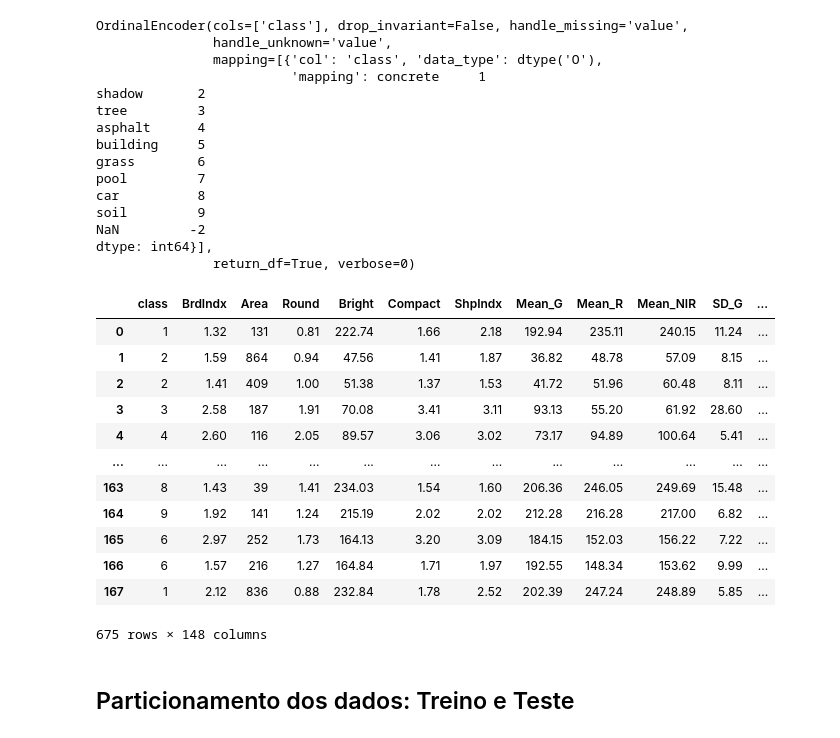
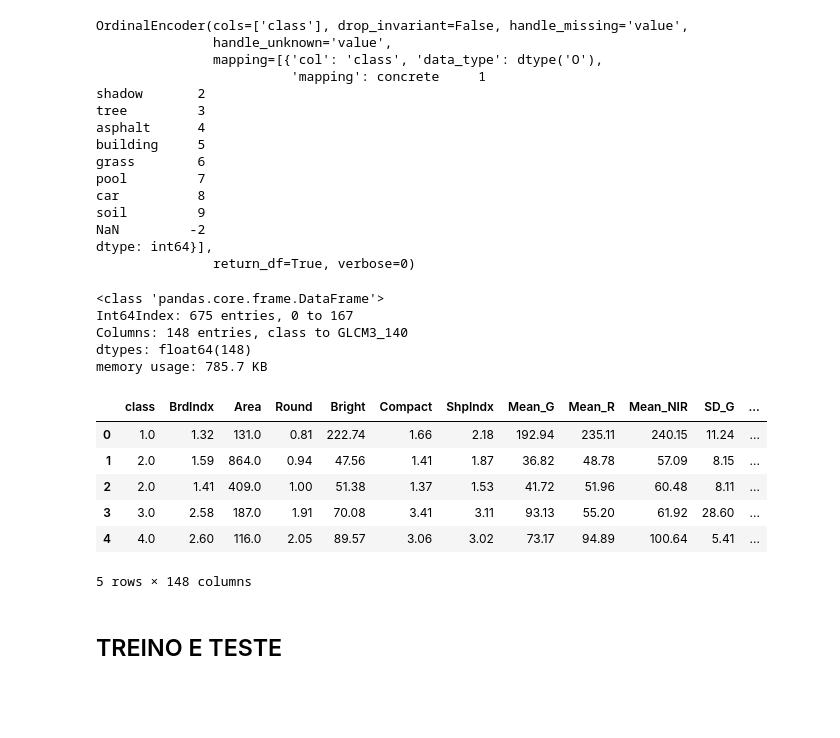
Before and after one commit to marcelogeomac/MachineLearning_ClassificacaoRegressao, a Jupyter notebook: MachineLearning_ClassificacaoRegressao_2.ipynb, the cells around one changed output. Saved outputs shown, nothing was run; the diff lists cells and outputs as text; code cells hidden in the pictures; blank space fills up the shorter version.

```diff
--- a/MachineLearning_ClassificacaoRegressao_2.ipynb
+++ b/MachineLearning_ClassificacaoRegressao_2.ipynb
@@ -158,18 +164,4 @@ NaN         -2
 dtype: int64}],
                return_df=True, verbose=0)
 # %%
-enc.transform(df)
+df = enc.transform(df)
-# %% [output]
-|  | class | BrdIndx | Area | Round | Bright | Compact | ShpIndx | Mean_G | Mean_R | Mean_NIR | SD_G | ... |
-| 0 | 1 | 1.32 | 131 | 0.81 | 222.74 | 1.66 | 2.18 | 192.94 | 235.11 | 240.15 | 11.24 | ... |
-| 1 | 2 | 1.59 | 864 | 0.94 | 47.56 | 1.41 | 1.87 | 36.82 | 48.78 | 57.09 | 8.15 | ... |
-| 2 | 2 | 1.41 | 409 | 1.00 | 51.38 | 1.37 | 1.53 | 41.72 | 51.96 | 60.48 | 8.11 | ... |
-| 3 | 3 | 2.58 | 187 | 1.91 | 70.08 | 3.41 | 3.11 | 93.13 | 55.20 | 61.92 | 28.60 | ... |
-| 4 | 4 | 2.60 | 116 | 2.05 | 89.57 | 3.06 | 3.02 | 73.17 | 94.89 | 100.64 | 5.41 | ... |
-| ... | ... | ... | ... | ... | ... | ... | ... | ... | ... | ... | ... | ... |
-| 163 | 8 | 1.43 | 39 | 1.41 | 234.03 | 1.54 | 1.60 | 206.36 | 246.05 | 249.69 | 15.48 | ... |
-| 164 | 9 | 1.92 | 141 | 1.24 | 215.19 | 2.02 | 2.02 | 212.28 | 216.28 | 217.00 | 6.82 | ... |
-| 165 | 6 | 2.97 | 252 | 1.73 | 164.13 | 3.20 | 3.09 | 184.15 | 152.03 | 156.22 | 7.22 | ... |
-| 166 | 6 | 1.57 | 216 | 1.27 | 164.84 | 1.71 | 1.97 | 192.55 | 148.34 | 153.62 | 9.99 | ... |
-| 167 | 1 | 2.12 | 836 | 0.88 | 232.84 | 1.78 | 2.52 | 202.39 | 247.24 | 248.89 | 5.85 | ... |
-675 rows × 148 columns
@@ -178,5 +168,22 @@ df.to_csv('df_2.csv')
-# %% [markdown]
-## Particionamento dos dados: Treino e Teste
+# %%
+cover_df = df.astype(float) # Cria nova variavel contendo os dados e converte tudo para float
+cover_df.info()
+cover_df.head(5)
+# %% [output]
+<class 'pandas.core.frame.DataFrame'>
+Int64Index: 675 entries, 0 to 167
+Columns: 148 entries, class to GLCM3_140
+dtypes: float64(148)
+memory usage: 785.7 KB
+|  | class | BrdIndx | Area | Round | Bright | Compact | ShpIndx | Mean_G | Mean_R | Mean_NIR | SD_G | ... |
+| 0 | 1.0 | 1.32 | 131.0 | 0.81 | 222.74 | 1.66 | 2.18 | 192.94 | 235.11 | 240.15 | 11.24 | ... |
+| 1 | 2.0 | 1.59 | 864.0 | 0.94 | 47.56 | 1.41 | 1.87 | 36.82 | 48.78 | 57.09 | 8.15 | ... |
+| 2 | 2.0 | 1.41 | 409.0 | 1.00 | 51.38 | 1.37 | 1.53 | 41.72 | 51.96 | 60.48 | 8.11 | ... |
+| 3 | 3.0 | 2.58 | 187.0 | 1.91 | 70.08 | 3.41 | 3.11 | 93.13 | 55.20 | 61.92 | 28.60 | ... |
+| 4 | 4.0 | 2.60 | 116.0 | 2.05 | 89.57 | 3.06 | 3.02 | 73.17 | 94.89 | 100.64 | 5.41 | ... |
+5 rows × 148 columns
+# %% [markdown]
+## TREINO E TESTE
 # %%
 import pandas as pd
 import matplotlib.pyplot as plt
```
Also changed, not shown: parts of 36 cells of this notebook.
